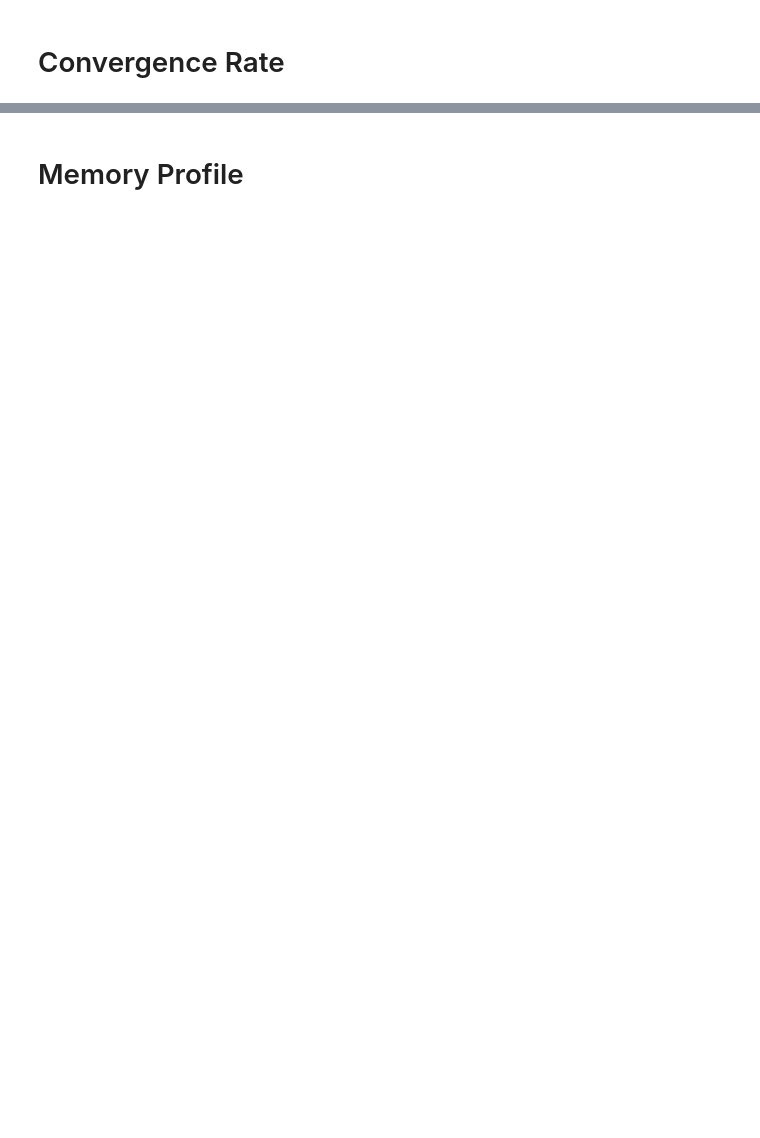
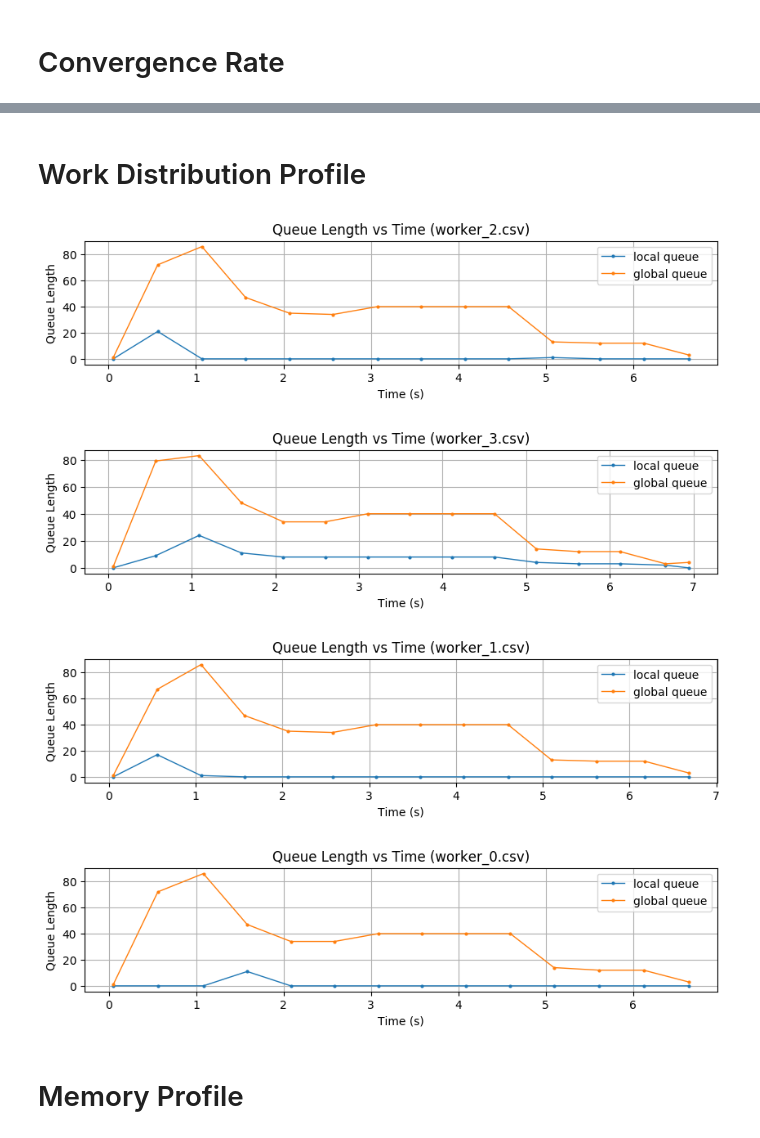
Before and after one commit to marypaulin/repo, a Jupyter notebook: Experiments.ipynb, the cells around one changed output, grey strips where cells are left out. Saved outputs shown, nothing was run; the diff lists cells and outputs as text; code cells hidden in the pictures; blank space fills up the shorter version.

```diff
--- a/Experiments.ipynb
+++ b/Experiments.ipynb
@@ -66,2 +79,38 @@ Text(0.5,1,'Objective Bounds vs Time')
+# %% [markdown]
+# Work Distribution Profile
+# %%
+import matplotlib.pyplot as plt
+from os import listdir
+from os.path import isfile, join, basename
+
+from lib.data_structures.dataset import read_dataframe
+
+directory = 'data/distribution'
+paths = [
+    join(directory, name)
+    for name in listdir(directory)
+    if isfile(join(directory, name))]
+
+for path in paths:
+    dataset = read_dataframe(path)
+    (n, m) = dataset.shape
+
+    x = dataset.values[:,0]
+    y1 = dataset.values[:,1]
+    y2 = dataset.values[:,2]
+
+    fig = plt.figure(figsize=(10, 2), dpi=100)
+    plt.plot(x, y1, label='local queue', markersize=2, marker='o', linewidth=1)
+    plt.plot(x, y2, label='global queue', markersize=2, marker='o', linewidth=1)
+    plt.xlabel('Time (s)')
+    plt.ylabel('Queue Length')
+    plt.grid()
+    plt.legend()
+    plt.title('Queue Length vs Time ({})'.format(basename(path)))
+# %% [output]
+[figure, added]
+[figure, added]
+[figure, added]
+[figure, added]
 # %% [markdown]
 # Memory Profile
```
Also changed, not shown: parts of 6 cells of this notebook, 55 other files.
